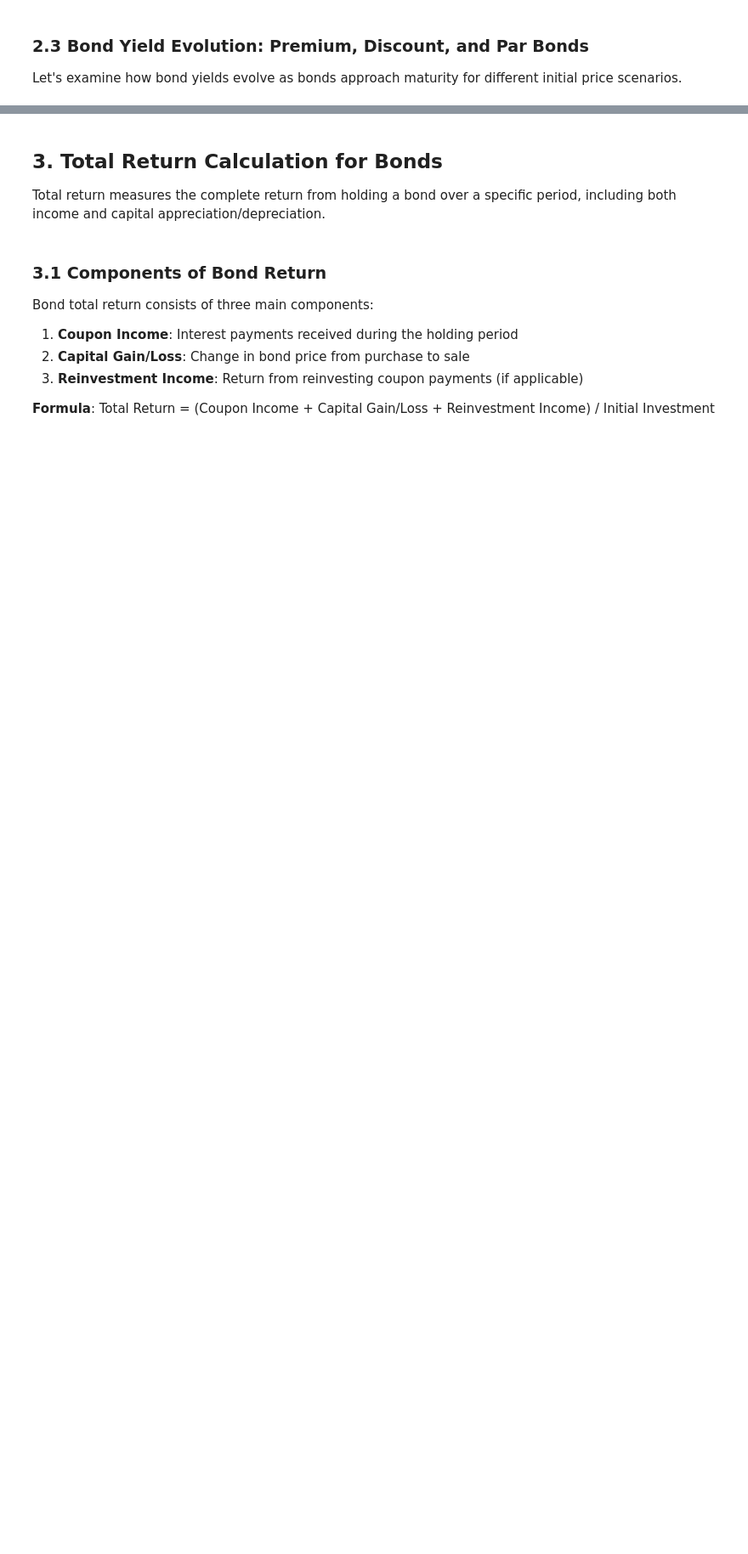
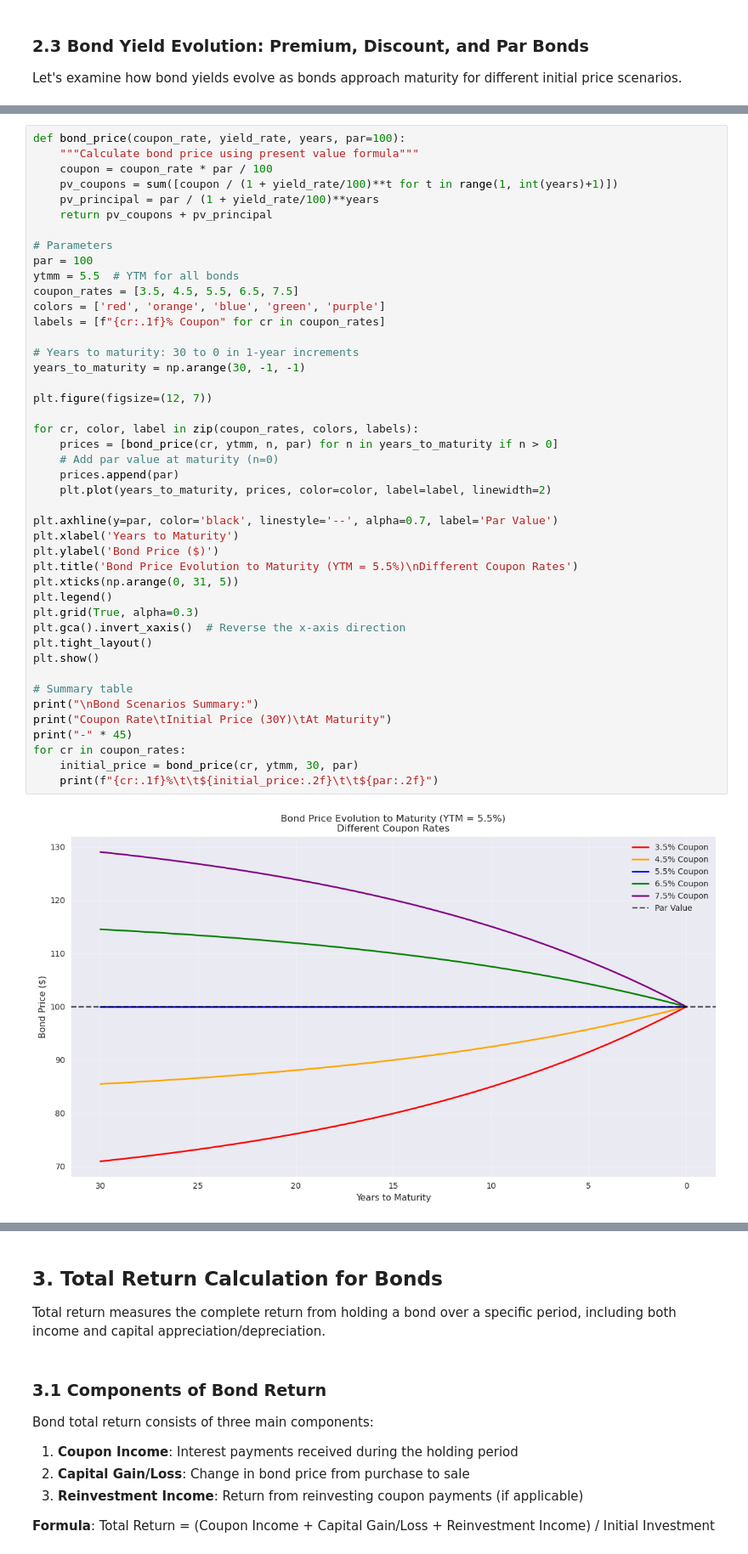
Before and after one commit to rtrimble13/tb-notebooks, a Jupyter notebook: src/202506_bonds_202.ipynb, the cells around one changed output, grey strips where cells are left out. Shown: that part at 85% size. Saved outputs shown, nothing was run; the diff lists cells and outputs as text; blank space fills up the shorter version.

Commit message:
edited some of the charts.

```diff
--- a/src/202506_bonds_202.ipynb
+++ b/src/202506_bonds_202.ipynb
@@ -465,0 +499,46 @@ for name, params in scenarios.items():
+# %%
+def bond_price(coupon_rate, yield_rate, years, par=100):
+    """Calculate bond price using present value formula"""
+    coupon = coupon_rate * par / 100
+    pv_coupons = sum([coupon / (1 + yield_rate/100)**t for t in range(1, int(years)+1)])
+    pv_principal = par / (1 + yield_rate/100)**years
+    return pv_coupons + pv_principal
+
+# Parameters
+par = 100
+ytmm = 5.5  # YTM for all bonds
+coupon_rates = [3.5, 4.5, 5.5, 6.5, 7.5]
+colors = ['red', 'orange', 'blue', 'green', 'purple']
+labels = [f"{cr:.1f}% Coupon" for cr in coupon_rates]
+
+# Years to maturity: 30 to 0 in 1-year increments
+years_to_maturity = np.arange(30, -1, -1)
+
+plt.figure(figsize=(12, 7))
+
+for cr, color, label in zip(coupon_rates, colors, labels):
+    prices = [bond_price(cr, ytmm, n, par) for n in years_to_maturity if n > 0]
+    # Add par value at maturity (n=0)
+    prices.append(par)
+    plt.plot(years_to_maturity, prices, color=color, label=label, linewidth=2)
+
+plt.axhline(y=par, color='black', linestyle='--', alpha=0.7, label='Par Value')
+plt.xlabel('Years to Maturity')
+plt.ylabel('Bond Price ($)')
+plt.title('Bond Price Evolution to Maturity (YTM = 5.5%)\nDifferent Coupon Rates')
+plt.xticks(np.arange(0, 31, 5))
+plt.legend()
+plt.grid(True, alpha=0.3)
+plt.gca().invert_xaxis()  # Reverse the x-axis direction
+plt.tight_layout()
+plt.show()
+
+# Summary table
+print("\nBond Scenarios Summary:")
+print("Coupon Rate\tInitial Price (30Y)\tAt Maturity")
+print("-" * 45)
+for cr in coupon_rates:
+    initial_price = bond_price(cr, ytmm, 30, par)
+    print(f"{cr:.1f}%\t\t${initial_price:.2f}\t\t${par:.2f}")
+# %% [output]
+[figure, added]
```
Also changed, not shown: parts of 9 cells of this notebook.
